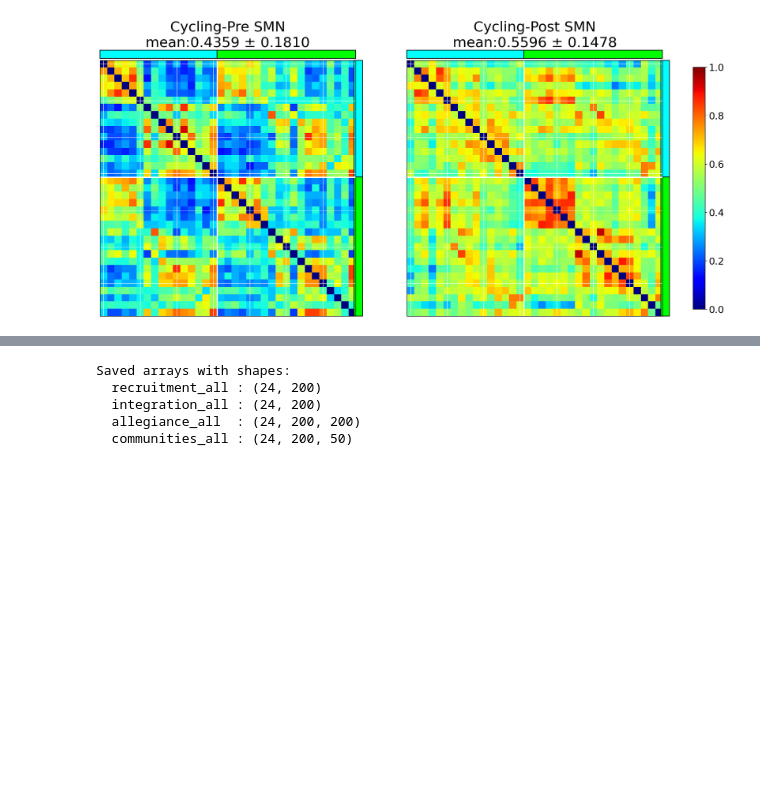
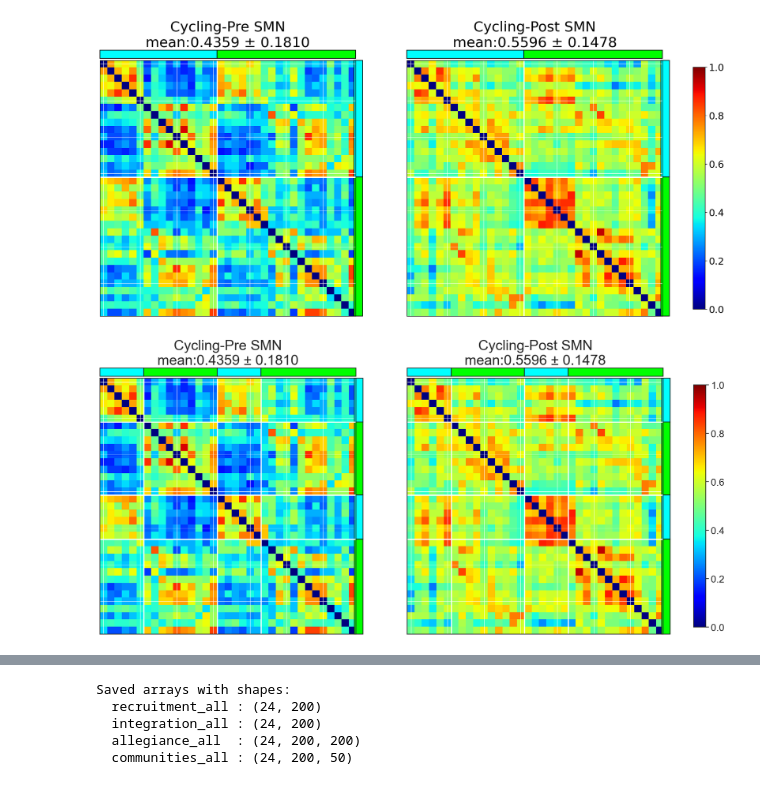
Before and after one commit to ismailukman/scifes, a Jupyter notebook: SCIFES_Multilayer_by_TPs.ipynb, the cells around one changed output, grey strips where cells are left out. Drawn from its saved outputs; the diff is of its cells as text; code cells hidden in the pictures; blank space fills up the shorter version.

```diff
--- a/SCIFES_Multilayer_by_TPs.ipynb
+++ b/SCIFES_Multilayer_by_TPs.ipynb
@@ -1049,6 +1049,65 @@ cbar.ax.tick_params(labelsize=18)
 plt.show()
 # %% [output]
 [figure]
+# %%
+# Modified patches
+
+cmap = 'jet'
+fig, axs = plt.subplots(1, 2, figsize=(20, 10))
+
+# Plot matrices
+im1 = axs[0].matshow(alg_smn_a, vmin=0, vmax=1, cmap=cmap)
+axs[0].set_title(f'{grp_label1} SMN\nmean:{np.mean(alg_smn_a):.4f} ± {np.std(alg_smn_a):.4f}', fontsize=26, y=1.04)
+
+im2 = axs[1].matshow(alg_smn_b, vmin=0, vmax=1, cmap=cmap)
+axs[1].set_title(f'{grp_label2} SMN\nmean:{np.mean(alg_smn_b):.4f} ± {np.std(alg_smn_b):.4f}', fontsize=26, y=1.04)
+
+# Common styling
+for ax in axs:
+    ax.tick_params(axis='both', which='both', bottom=False, top=False, left=False, right=False,
+                   labeltop=False, labelleft=False)
+    ax.grid(color='white', linestyle='-', linewidth=0.7)
+
+    # ---- Divide into 4 region groups: 6, 10, 6, 13 ----
+    group_sizes = [6, 10, 6, 13]
+    group_colors = ['cyan', 'lime', 'cyan', 'lime']
+
+    xmin, xmax, ymin, ymax = ax.axis()
+    h = (ymax - ymin) / 30.0
+    space = h / 5.0
+    top_y = ymax + space
+    right_x = xmax + space
+
+    # Top bars (horizontal group indicators)
+    start_x = -0.5
+    for size, color in zip(group_sizes, group_colors):
+        ax.add_patch(patches.Rectangle((start_x, top_y), size, h,
+                                       facecolor=color, edgecolor='k',
+                                       linewidth=1.2, clip_on=False))
+        start_x += size
+
+    # Right bars (vertical group indicators)
+    w = (xmax - xmin) / 30.0
+    start_y = -0.5
+    for size, color in zip(group_sizes, group_colors):
+        ax.add_patch(patches.Rectangle((right_x, start_y), w, size,
+                                       facecolor=color, edgecolor='k',
+                                       linewidth=1.2, clip_on=False))
+        start_y += size
+
+    # Draw separating lines at boundaries between groups
+    boundaries = np.cumsum(group_sizes)[:-1] - 0.5
+    for b in boundaries:
+        ax.axvline(b, color='white', linewidth=2)
+        ax.axhline(b, color='white', linewidth=2)
+
+# Single colorbar
+cbar = fig.colorbar(im2, ax=axs, orientation='vertical', fraction=0.02, shrink=0.85)
+cbar.ax.tick_params(labelsize=18)
+
+plt.show()
+# %% [output]
+[figure, added]
 # %%
 # --- Compare a chosen PreFES subject vs a chosen PostFES subject ---
 # Indices of the 24 subject (0-based): 0–6 = PreFES, 7-11= PreNFES, 12–18 = PostFES, 19-23=PostNFES;
```
Also changed, not shown: parts of 20 cells of this notebook.
